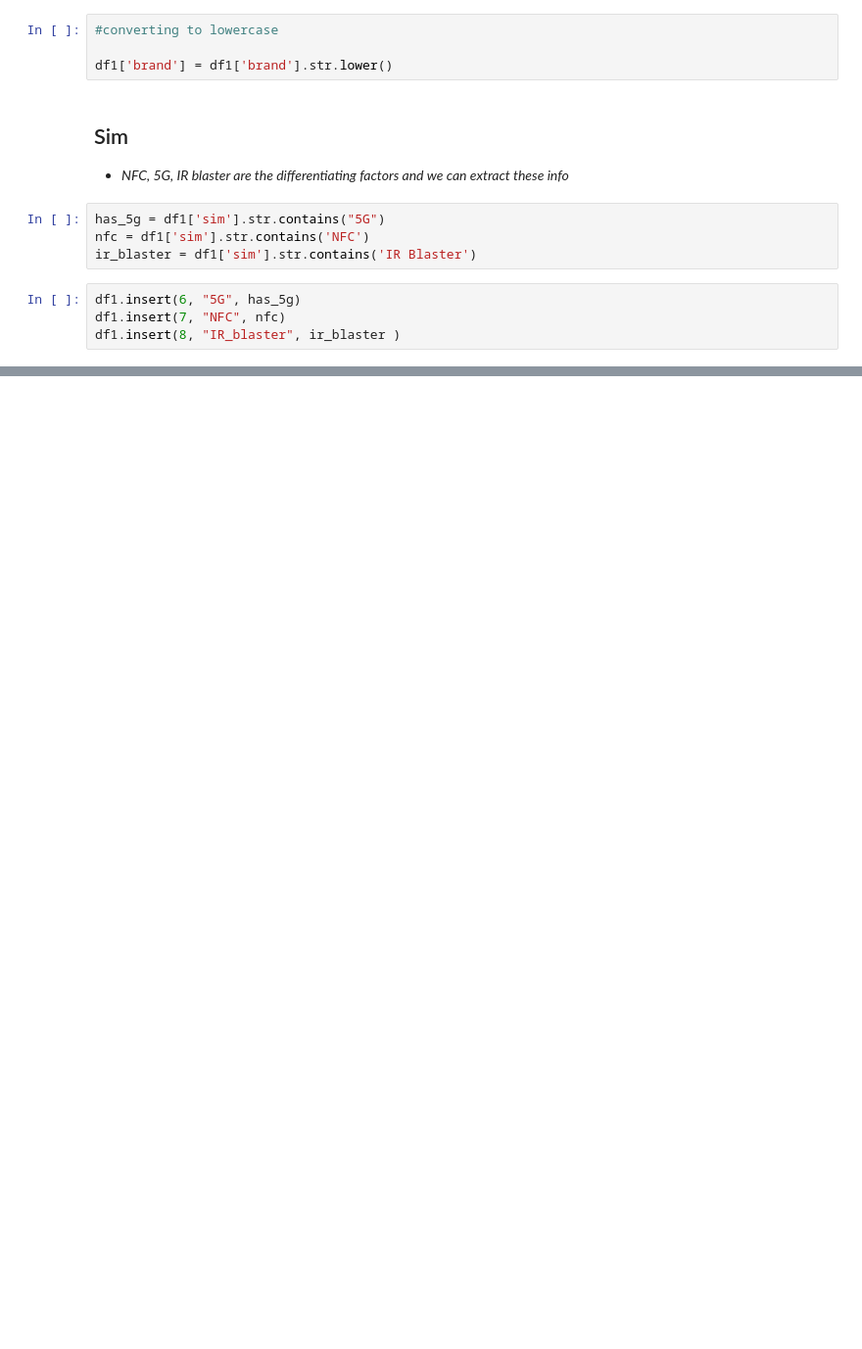
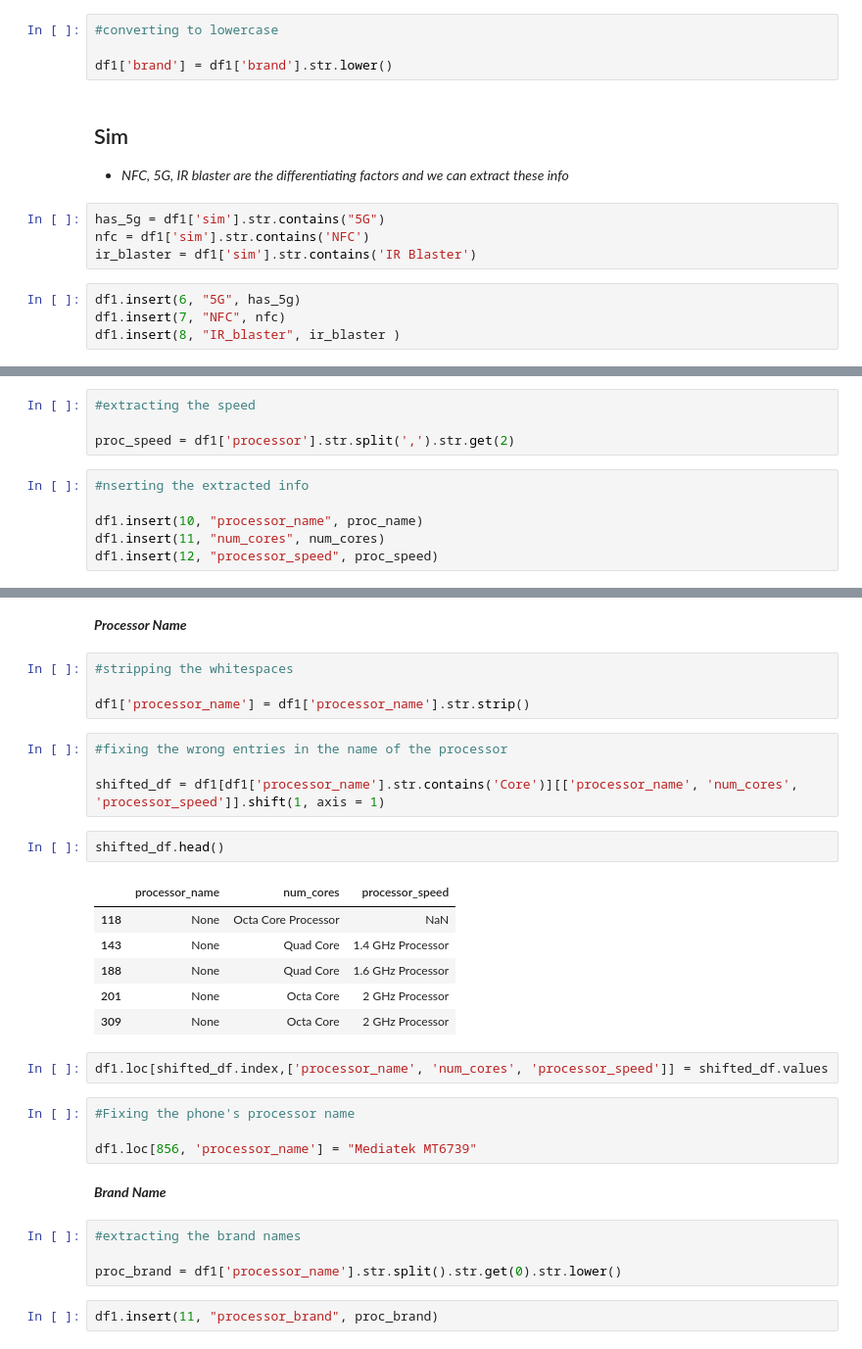
Before and after one commit to NityaVerma19/Data-Cleaning-Smartphone-Dataset, a Jupyter notebook: data-cleaning.ipynb, the cells around one changed output, grey strips where cells are left out. Shown at 98% size. Saved outputs shown, nothing was run; the diff lists cells and outputs as text; blank space fills up the shorter version.

Commit message:
fix tidiness issue (processor)

```diff
--- a/data-cleaning.ipynb
+++ b/data-cleaning.ipynb
@@ -551,0 +567,10 @@ df1.head()
+# %%
+#extracting the speed
+
+proc_speed = df1['processor'].str.split(',').str.get(2)
+# %%
+#nserting the extracted info
+
+df1.insert(10, "processor_name", proc_name)
+df1.insert(11, "num_cores", num_cores)
+df1.insert(12, "processor_speed", proc_speed)
@@ -551,0 +586,33 @@ df1.head()
+# %% [markdown]
+***Processor Name***
+# %%
+#stripping the whitespaces
+
+df1['processor_name'] = df1['processor_name'].str.strip()
+# %%
+#fixing the wrong entries in the name of the processor
+
+shifted_df = df1[df1['processor_name'].str.contains('Core')][['processor_name', 'num_cores', 'processor_speed']].shift(1, axis = 1)
+# %%
+shifted_df.head()
+# %% [output]
+|  | processor_name | num_cores | processor_speed |
+| 118 | None | Octa Core Processor | NaN |
+| 143 | None | Quad Core | 1.4 GHz Processor |
+| 188 | None | Quad Core | 1.6 GHz Processor |
+| 201 | None | Octa Core | 2 GHz Processor |
+| 309 | None | Octa Core | 2 GHz Processor |
+# %%
+df1.loc[shifted_df.index,['processor_name', 'num_cores', 'processor_speed']] = shifted_df.values
+# %%
+#Fixing the phone's processor name
+
+df1.loc[856, 'processor_name'] = "Mediatek MT6739"
+# %% [markdown]
+***Brand Name***
+# %%
+#extracting the brand names
+
+proc_brand = df1['processor_name'].str.split().str.get(0).str.lower()
+# %%
+df1.insert(11, "processor_brand", proc_brand)
```
Also changed, not shown: parts of 16 cells of this notebook.
